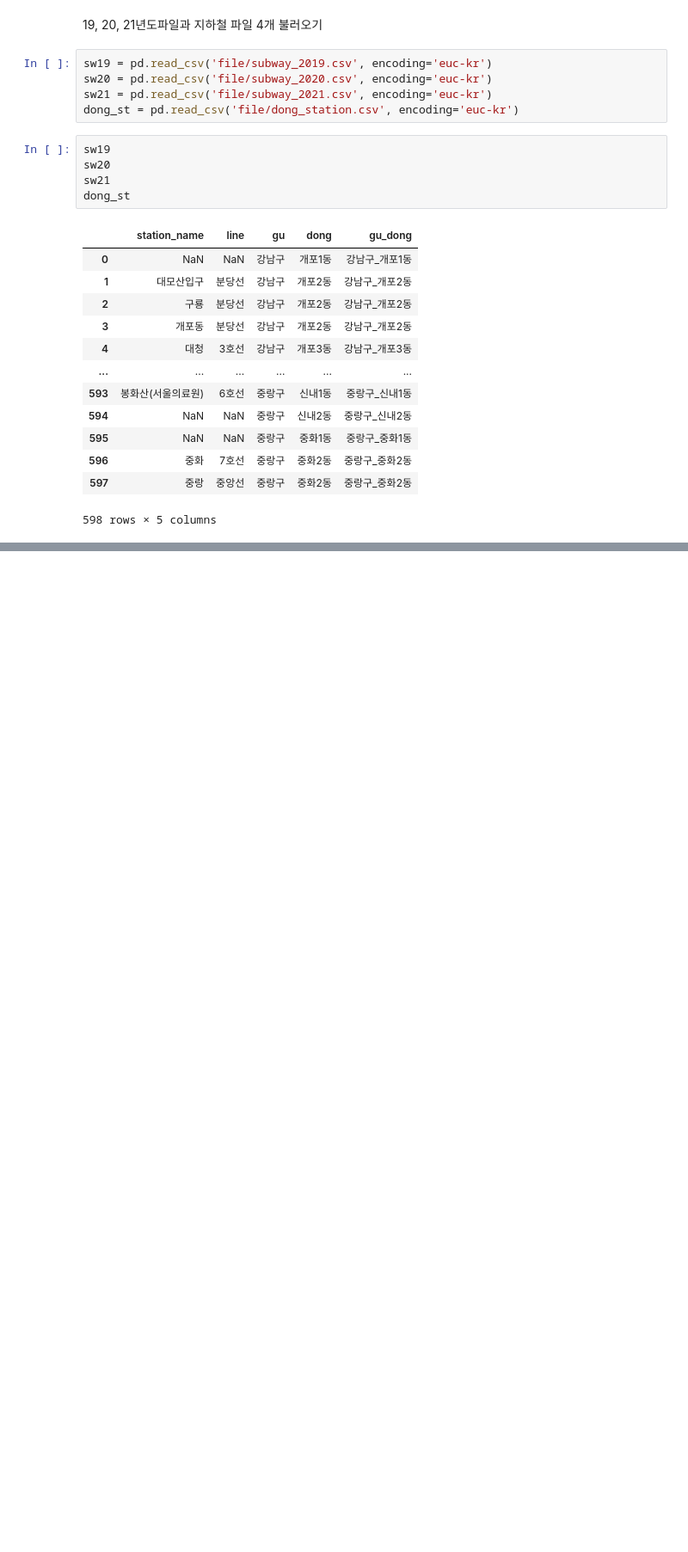
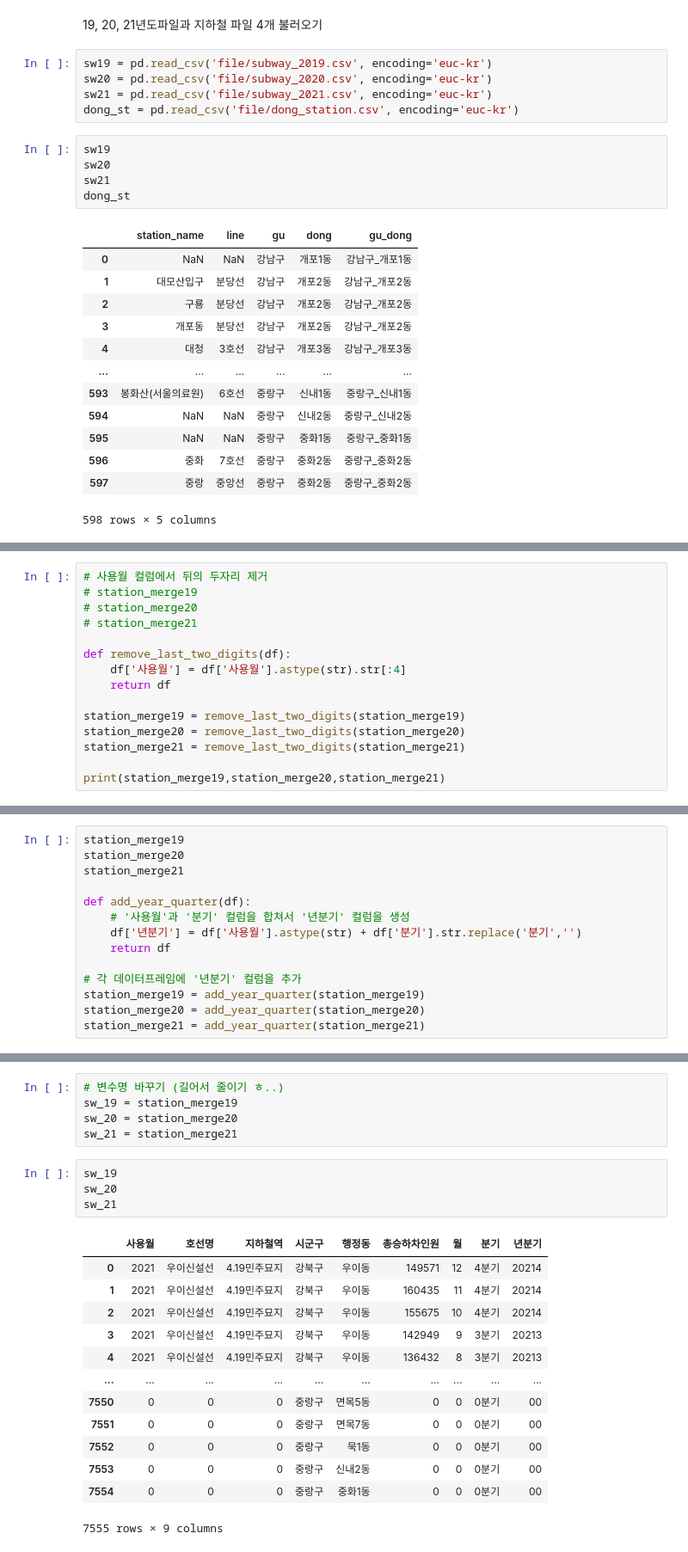
Before and after one commit to icehotcocoa/apt-project, a Jupyter notebook: JSW/re_subway_19_20_21.ipynb, the cells around one changed output, grey strips where cells are left out. Shown: that part at 86% size. Drawn from its saved outputs; the diff is of its cells as text; blank space fills up the shorter version.

```diff
--- a/JSW/re_subway_19_20_21.ipynb
+++ b/JSW/re_subway_19_20_21.ipynb
@@ -118,0 +313,15 @@ station_merge_all
+# %%
+# 사용월 컬럼에서 뒤의 두자리 제거
+# station_merge19
+# station_merge20
+# station_merge21
+
+def remove_last_two_digits(df):
+    df['사용월'] = df['사용월'].astype(str).str[:4]
+    return df
+
+station_merge19 = remove_last_two_digits(station_merge19)
+station_merge20 = remove_last_two_digits(station_merge20)
+station_merge21 = remove_last_two_digits(station_merge21)
+
+print(station_merge19,station_merge20,station_merge21)
@@ -118,0 +352,14 @@ station_merge_all
+# %%
+station_merge19
+station_merge20
+station_merge21
+
+def add_year_quarter(df):
+    # '사용월'과 '분기' 컬럼을 합쳐서 '년분기' 컬럼을 생성
+    df['년분기'] = df['사용월'].astype(str) + df['분기'].str.replace('분기','')
+    return df
+
+# 각 데이터프레임에 '년분기' 컬럼을 추가
+station_merge19 = add_year_quarter(station_merge19)
+station_merge20 = add_year_quarter(station_merge20)
+station_merge21 = add_year_quarter(station_merge21)
@@ -118,0 +386,23 @@ station_merge_all
+# %%
+# 변수명 바꾸기 (길어서 줄이기 ㅎ..)
+sw_19 = station_merge19
+sw_20 = station_merge20
+sw_21 = station_merge21
+# %%
+sw_19
+sw_20
+sw_21
+# %% [output]
+|  | 사용월 | 호선명 | 지하철역 | 시군구 | 행정동 | 총승하차인원 | 월 | 분기 | 년분기 |
+| 0 | 2021 | 우이신설선 | 4.19민주묘지 | 강북구 | 우이동 | 149571 | 12 | 4분기 | 20214 |
+| 1 | 2021 | 우이신설선 | 4.19민주묘지 | 강북구 | 우이동 | 160435 | 11 | 4분기 | 20214 |
+| 2 | 2021 | 우이신설선 | 4.19민주묘지 | 강북구 | 우이동 | 155675 | 10 | 4분기 | 20214 |
+| 3 | 2021 | 우이신설선 | 4.19민주묘지 | 강북구 | 우이동 | 142949 | 9 | 3분기 | 20213 |
+| 4 | 2021 | 우이신설선 | 4.19민주묘지 | 강북구 | 우이동 | 136432 | 8 | 3분기 | 20213 |
+| ... | ... | ... | ... | ... | ... | ... | ... | ... | ... |
+| 7550 | 0 | 0 | 0 | 중랑구 | 면목5동 | 0 | 0 | 0분기 | 00 |
+| 7551 | 0 | 0 | 0 | 중랑구 | 면목7동 | 0 | 0 | 0분기 | 00 |
+| 7552 | 0 | 0 | 0 | 중랑구 | 묵1동 | 0 | 0 | 0분기 | 00 |
+| 7553 | 0 | 0 | 0 | 중랑구 | 신내2동 | 0 | 0 | 0분기 | 00 |
+| 7554 | 0 | 0 | 0 | 중랑구 | 중화1동 | 0 | 0 | 0분기 | 00 |
+7555 rows × 9 columns
```
Also changed, not shown: parts of 51 cells of this notebook, 1 other file.
